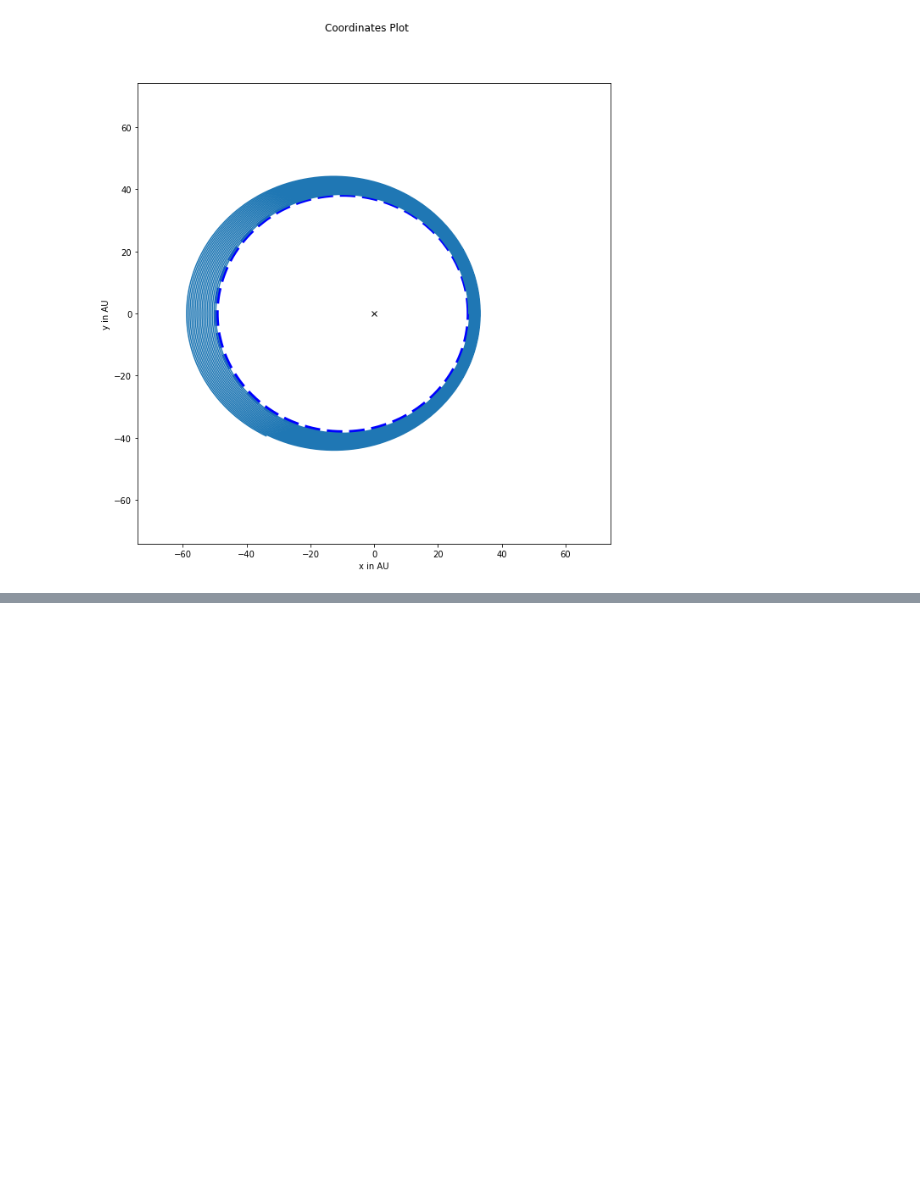
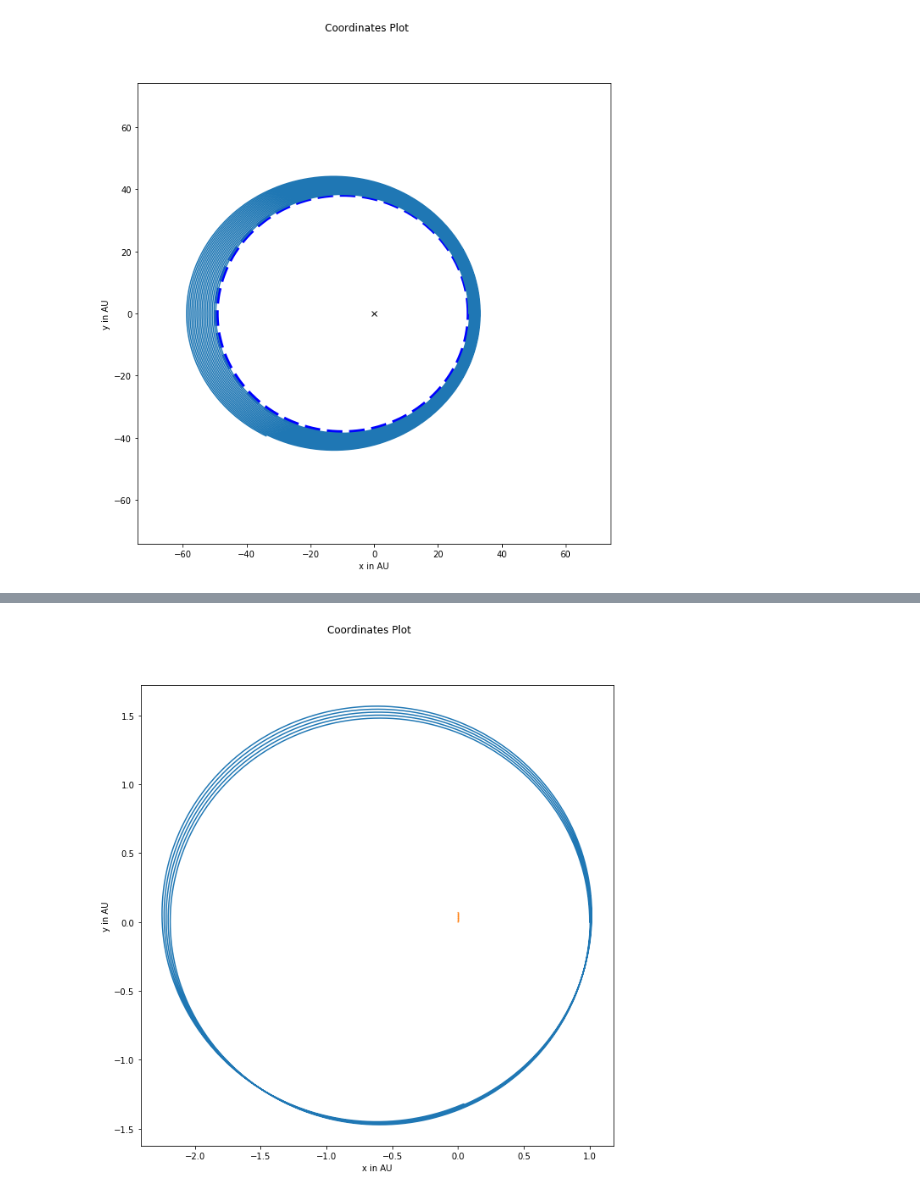
Before and after one commit to jnaiman/csci-p-14110, a Jupyter notebook: _includes/ellipses_etal/a_few_notes.ipynb, the cells around one changed output, grey strips where cells are left out. Saved outputs shown, nothing was run; the diff lists cells and outputs as text; code cells hidden in the pictures; blank space fills up the shorter version.

Commit message:
adding in 2 body stuffs

```diff
--- a/_includes/ellipses_etal/a_few_notes.ipynb
+++ b/_includes/ellipses_etal/a_few_notes.ipynb
@@ -197,0 +216,3 @@ plot_orbits(ecc, T, delta_t_frac=0.0001, n_orbits=20)
+# %%
+rp = 1.0 # in AU
+vp = 35.0 # in km/s
@@ -197,0 +253,26 @@ plot_orbits(ecc, T, delta_t_frac=0.0001, n_orbits=20)
+# %%
+ri = r_0
+vi = v_0
+
+r = [r_0]
+for i in range(n_steps):
+    # use function to grab ag on particle 1
+    ag1 = calcAcc(M2, ri[0,:], ri[1,:])
+    ag2 = calcAcc(M1, ri[1,:], ri[0,:])
+
+    # for ease, let's create a acceleration vector
+    ag = np.array([ag1, ag2])
+
+    # update new position and velocity
+    ri1 = ri + vi*delta_t
+    vi1 = vi + ag*delta_t
+
+    # append to r vector
+    r.append(ri1)
+
+    # replace stuff
+    ri = ri1
+    vi = vi1
+
+# what does it look like?
+r = np.array(r)
@@ -197,0 +289,18 @@ plot_orbits(ecc, T, delta_t_frac=0.0001, n_orbits=20)
+# %%
+# let's plot!
+fig, ax = plt.subplots(1, figsize = (10, 10))
+fig.suptitle('Coordinates Plot')
+
+ax.set_xlabel('x in AU')
+ax.set_ylabel('y in AU')
+
+# plot Euler's solution, particle 1
+ax.plot(r[:,0,0]/AUinCM, r[:,0,1]/AUinCM)
+
+# particle 2
+ax.plot(r[:,1,0]/AUinCM, r[:,1,1]/AUinCM)
+
+
+plt.show()
+# %% [output]
+[figure, added]
```
Also changed, not shown: parts of 14 cells of this notebook, 18 other files.
